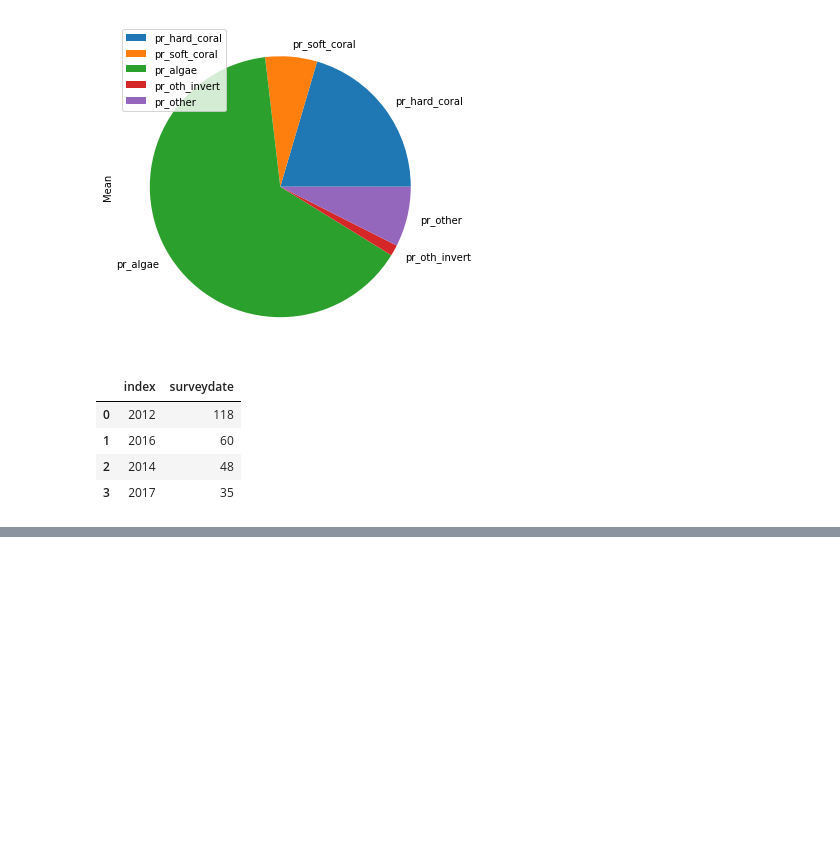
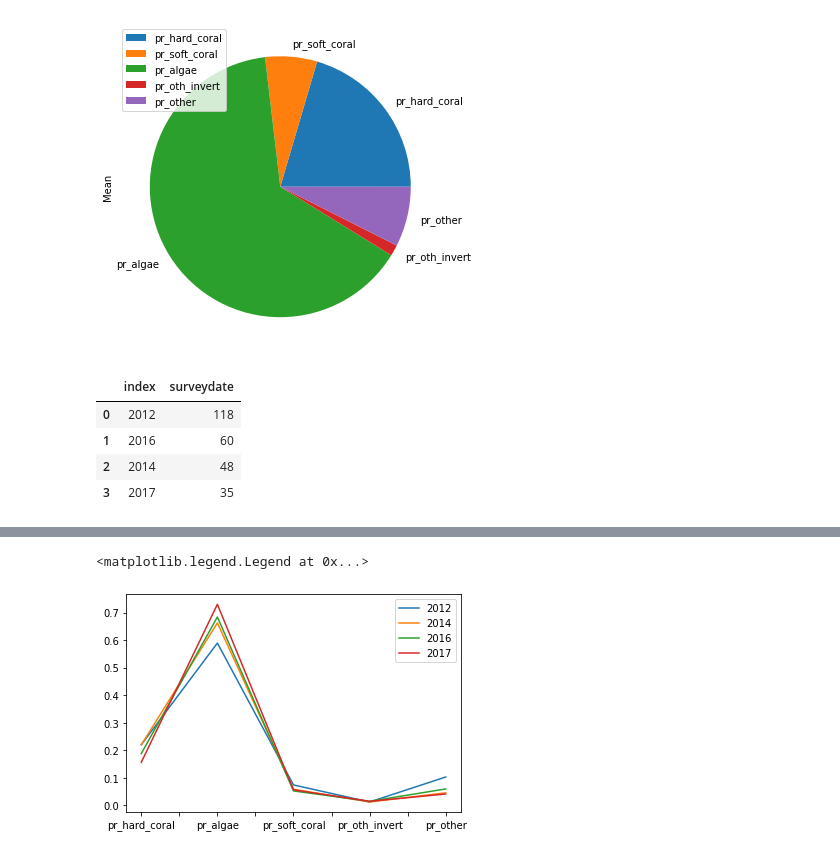
Before and after one commit to LaviSchlyter/Coral-Reef-preservation, a Jupyter notebook: Coral_data_presentation.ipynb, the cells around one changed output, grey strips where cells are left out. Cells and saved outputs as stored; diff of their text form; code cells hidden in the pictures; blank space fills up the shorter version.

```diff
--- a/Coral_data_presentation.ipynb
+++ b/Coral_data_presentation.ipynb
@@ -129,0 +171,13 @@ Survey_AUS["surveydate"].dt.year.value_counts().reset_index().plot.hist(by="surv
+# %%
+def plot_means(df, year):
+    return df[["pr_hard_coral", "pr_algae", "pr_soft_coral", "pr_oth_invert", "pr_other"]].mean().plot(label = year)#kind = "bar")
+
+
+plot_means(gSurvey_2012, "2012")
+plot_means(gSurvey_2014, "2014")
+plot_means(gSurvey_2016, "2016")
+plot_means(gSurvey_2017, "2017")
+plt.legend()
+# %% [output]
+<matplotlib.legend.Legend at 0x...>
+[figure, added]
```
Also changed, not shown: parts of 16 cells of this notebook.
